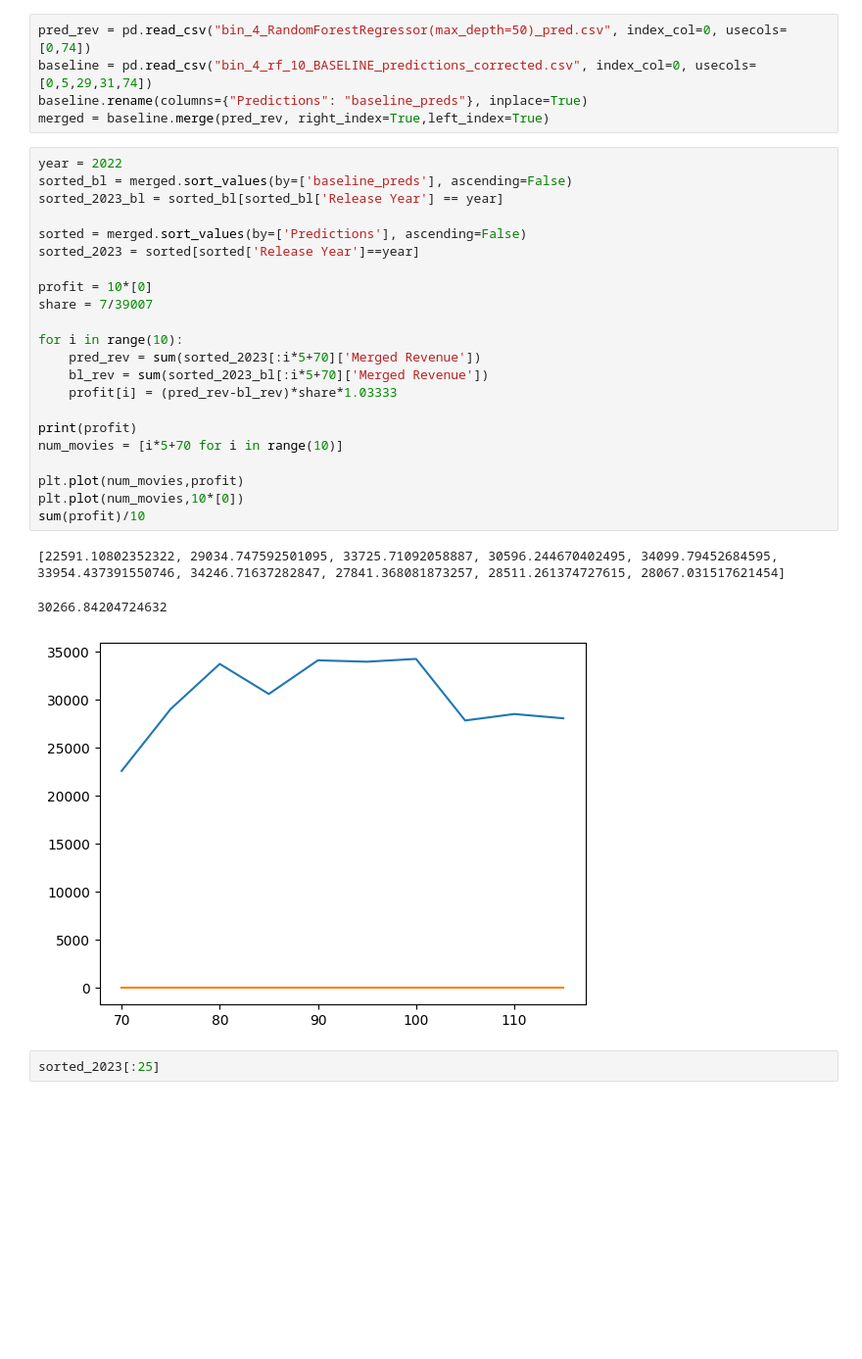
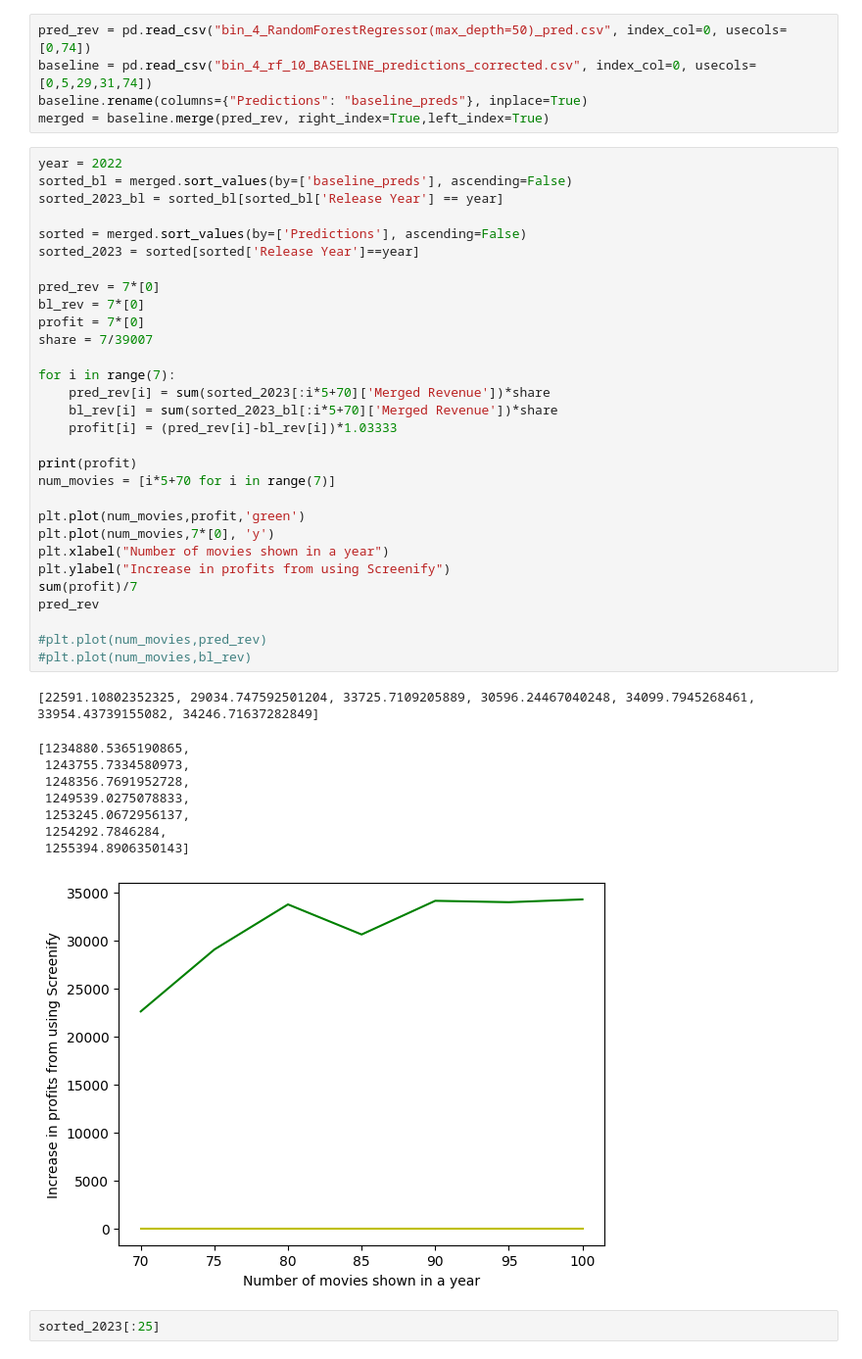
Before and after one commit to samob917/en553.602.FA23, a Jupyter notebook: 3. Data Preparation/evaluation.ipynb, the cells around one changed output. Shown at 98% size. Cells and saved outputs as stored; diff of their text form; blank space fills up the shorter version.

```diff
--- a/3. Data Preparation/evaluation.ipynb
+++ b/3. Data Preparation/evaluation.ipynb
@@ -31,29 +31,43 @@ merged = baseline.merge(pred_rev, right_index=True,left_index=True)
 # %%
 year = 2022
 sorted_bl = merged.sort_values(by=['baseline_preds'], ascending=False)
 sorted_2023_bl = sorted_bl[sorted_bl['Release Year'] == year]
 
 sorted = merged.sort_values(by=['Predictions'], ascending=False)
 sorted_2023 = sorted[sorted['Release Year']==year]
 
-profit = 10*[0]
+pred_rev = 7*[0]
+bl_rev = 7*[0]
+profit = 7*[0]
 share = 7/39007
 
-for i in range(10):
-    pred_rev = sum(sorted_2023[:i*5+70]['Merged Revenue'])
-    bl_rev = sum(sorted_2023_bl[:i*5+70]['Merged Revenue'])
-    profit[i] = (pred_rev-bl_rev)*share*1.03333
+for i in range(7):
+    pred_rev[i] = sum(sorted_2023[:i*5+70]['Merged Revenue'])*share
+    bl_rev[i] = sum(sorted_2023_bl[:i*5+70]['Merged Revenue'])*share
+    profit[i] = (pred_rev[i]-bl_rev[i])*1.03333
 
 print(profit)
-num_movies = [i*5+70 for i in range(10)]
+num_movies = [i*5+70 for i in range(7)]
 
-plt.plot(num_movies,profit)
-plt.plot(num_movies,10*[0])
-sum(profit)/10
+plt.plot(num_movies,profit,'green')
+plt.plot(num_movies,7*[0], 'y')
+plt.xlabel("Number of movies shown in a year")
+plt.ylabel("Increase in profits from using Screenify")
+sum(profit)/7
+pred_rev
+
+#plt.plot(num_movies,pred_rev)
+#plt.plot(num_movies,bl_rev)
 # %% [output]
-[22591.10802352322, 29034.747592501095, 33725.71092058887, 30596.244670402495, 34099.79452684595, 33954.437391550746, 34246.71637282847, 27841.368081873257, 28511.261374727615, 28067.031517621454]
+[22591.10802352325, 29034.747592501204, 33725.7109205889, 30596.24467040248, 34099.7945268461, 33954.43739155082, 34246.71637282849]
-30266.84204724632
+[1234880.5365190865,
+ 1243755.7334580973,
+ 1248356.7691952728,
+ 1249539.0275078833,
+ 1253245.0672956137,
+ 1254292.7846284,
+ 1255394.8906350143]
-[figure, old version]
+[figure, new version]
 # %%
 sorted_2023[:25]
 # %% [output]
```
